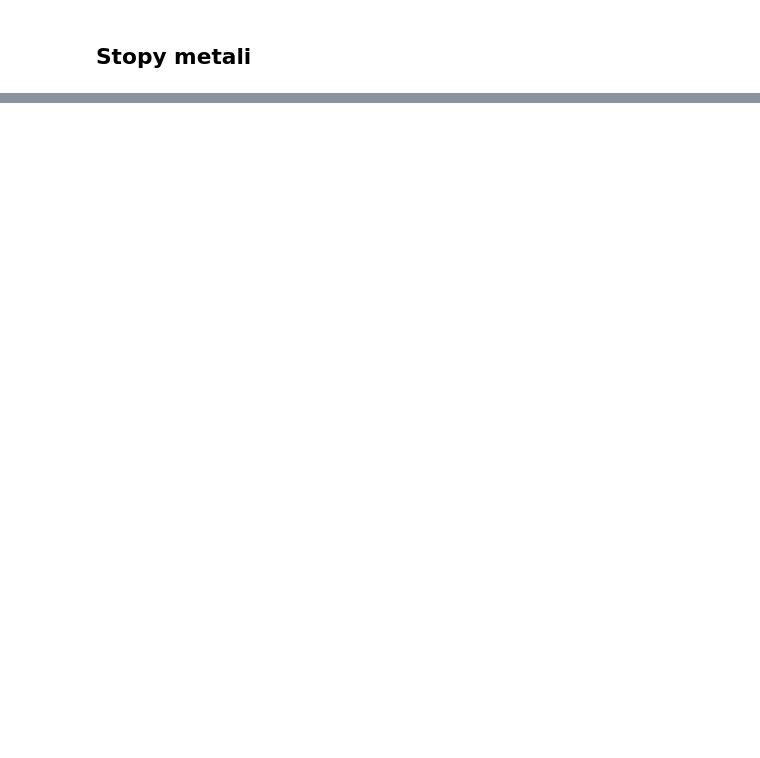
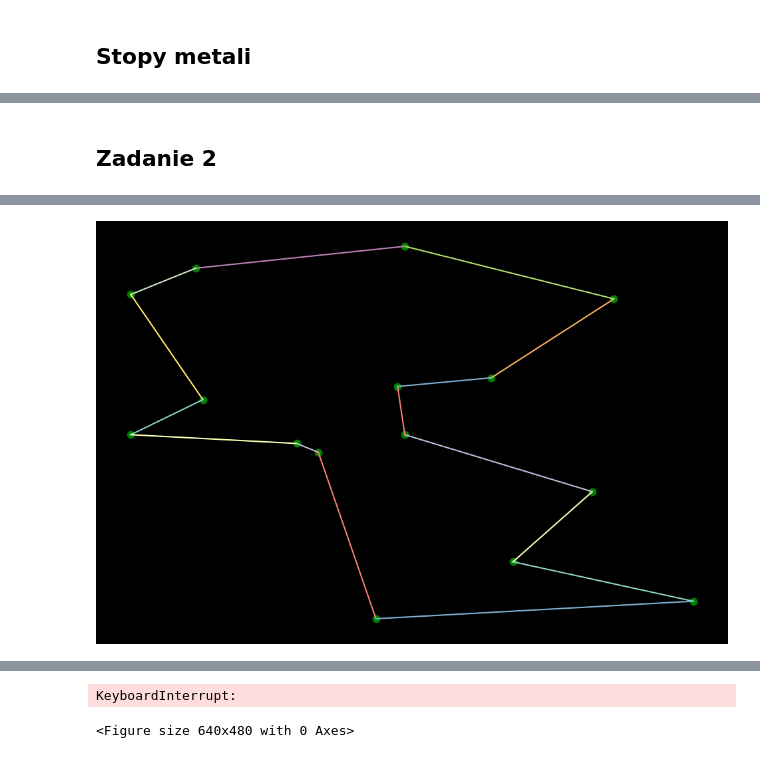
Before and after one commit to sregucki/IO_labs, a Jupyter notebook: notebooks/lab_03.ipynb, the cells around one changed output, grey strips where cells are left out. Saved outputs shown, nothing was run; the diff lists cells and outputs as text; code cells hidden in the pictures; blank space fills up the shorter version.

```diff
--- a/notebooks/lab_03.ipynb
+++ b/notebooks/lab_03.ipynb
@@ -158,0 +137,71 @@ Stopy metali: [0.52980653 0.50472911 1.40824948 1.00572374 1.11188244 0.00205749
+# %% [markdown]
+## Zadanie 2
+# %%
+import matplotlib.pyplot as plt
+import random
+
+from aco import AntColony
+
+
+plt.style.use("dark_background")
+
+
+COORDS = (
+    (20, 52),
+    (43, 50),
+    (20, 84),
+    (70, 65),
+    (29, 90),
+    (87, 83),
+    (73, 23),
+    (57, 63),
+    (98, 14),
+    (84, 39),
+    (58, 52),
+    (30, 60),
+    (58, 95),
+    (46, 48),
+    (54, 10),
+)
+
+
+def random_coord():
+    return random.randint(0, len(COORDS))
+
+def plot_nodes(w=12, h=8):
+    for x, y in COORDS:
+        plt.plot(x, y, "g.", markersize=15)
+    plt.axis("off")
+    fig = plt.gcf()
+    fig.set_size_inches([w, h])
+
+
+def plot_all_edges():
+    paths = ((a, b) for a in COORDS for b in COORDS)
+
+    for a, b in paths:
+        plt.plot((a[0], b[0]), (a[1], b[1]))
+
+
+plot_nodes()
+
+colony = AntColony(
+    COORDS,
+    ant_count=100,
+    alpha=0.5,
+    beta=1.2,
+    pheromone_evaporation_rate=0.40,
+    pheromone_constant=1000.0,
+    iterations=100,
+)
+
+optimal_nodes = colony.get_path()
+
+for i in range(len(optimal_nodes) - 1):
+    plt.plot(
+        (optimal_nodes[i][0], optimal_nodes[i + 1][0]),
+        (optimal_nodes[i][1], optimal_nodes[i + 1][1]),
+    )
+
+plt.show()
+# %% [output]
@@ -158,0 +225 @@ Stopy metali: [0.52980653 0.50472911 1.40824948 1.00572374 1.11188244 0.00205749
+[figure, added]
@@ -158,0 +243,2 @@ Stopy metali: [0.52980653 0.50472911 1.40824948 1.00572374 1.11188244 0.00205749
+KeyboardInterrupt:
+<Figure size 640x480 with 0 Axes>
```
Also changed, not shown: parts of 8 cells of this notebook, 1 other file.
